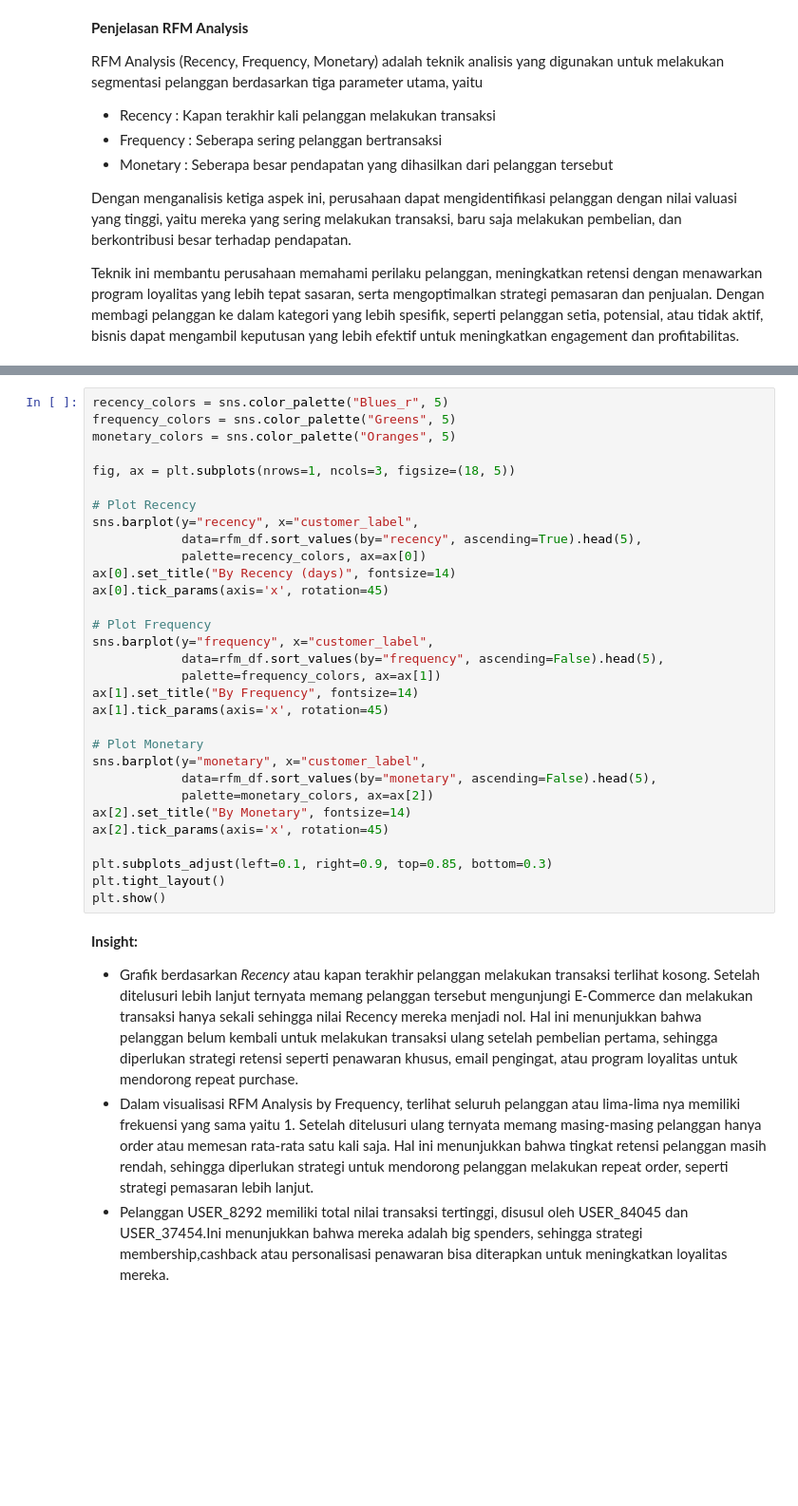
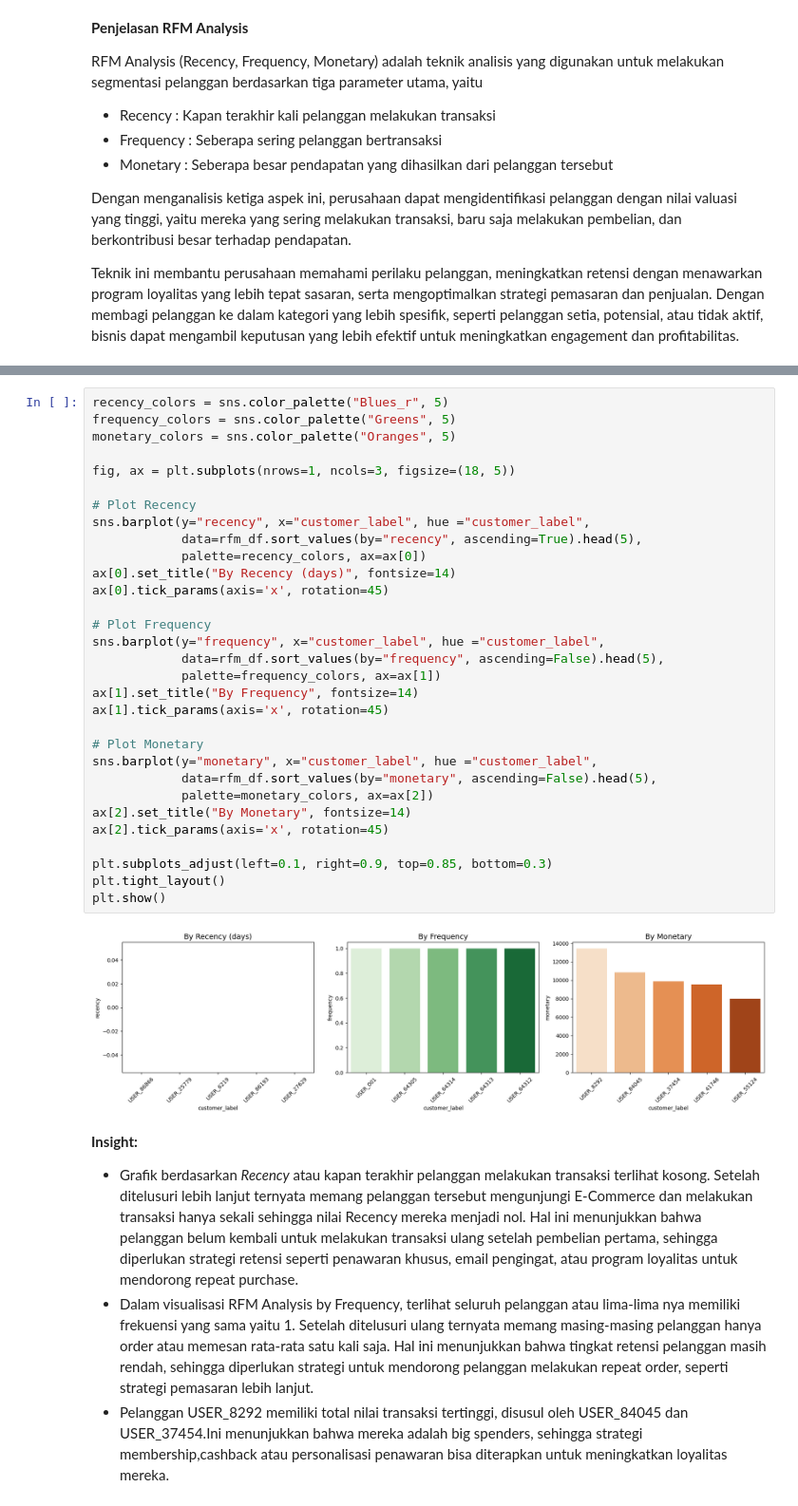
Before and after one commit to Aryananta09/Proyek-Analisis-Data, a Jupyter notebook: notebook.ipynb, the cells around one changed output, grey strips where cells are left out. Shown at 95% size. Cells and saved outputs as stored; diff of their text form; blank space fills up the shorter version.

```diff
--- a/notebook.ipynb
+++ b/notebook.ipynb
@@ -1303,34 +1506,36 @@ rfm_df.head()
 # %%
 recency_colors = sns.color_palette("Blues_r", 5)
 frequency_colors = sns.color_palette("Greens", 5)
 monetary_colors = sns.color_palette("Oranges", 5)
 
 fig, ax = plt.subplots(nrows=1, ncols=3, figsize=(18, 5))
 
 # Plot Recency
-sns.barplot(y="recency", x="customer_label",
+sns.barplot(y="recency", x="customer_label", hue ="customer_label",
             data=rfm_df.sort_values(by="recency", ascending=True).head(5),
             palette=recency_colors, ax=ax[0])
 ax[0].set_title("By Recency (days)", fontsize=14)
 ax[0].tick_params(axis='x', rotation=45)
 
 # Plot Frequency
-sns.barplot(y="frequency", x="customer_label",
+sns.barplot(y="frequency", x="customer_label", hue ="customer_label",
             data=rfm_df.sort_values(by="frequency", ascending=False).head(5),
             palette=frequency_colors, ax=ax[1])
 ax[1].set_title("By Frequency", fontsize=14)
 ax[1].tick_params(axis='x', rotation=45)
 
 # Plot Monetary
-sns.barplot(y="monetary", x="customer_label",
+sns.barplot(y="monetary", x="customer_label", hue ="customer_label",
             data=rfm_df.sort_values(by="monetary", ascending=False).head(5),
             palette=monetary_colors, ax=ax[2])
 ax[2].set_title("By Monetary", fontsize=14)
 ax[2].tick_params(axis='x', rotation=45)
 
 plt.subplots_adjust(left=0.1, right=0.9, top=0.85, bottom=0.3)
 plt.tight_layout()
 plt.show()
+# %% [output]
+[figure, added]
 # %% [markdown]
 **Insight:**
 - Grafik berdasarkan *Recency* atau kapan terakhir pelanggan melakukan transaksi terlihat kosong. Setelah ditelusuri lebih lanjut ternyata memang pelanggan tersebut mengunjungi E-Commerce dan melakukan transaksi hanya sekali sehingga nilai Recency mereka menjadi nol. Hal ini menunjukkan bahwa pelanggan belum kembali untuk melakukan transaksi ulang setelah pembelian pertama, sehingga diperlukan strategi retensi seperti penawaran khusus, email pengingat, atau program loyalitas untuk mendorong repeat purchase.
```
Also changed, not shown: parts of 43 cells of this notebook, 1 other file.
